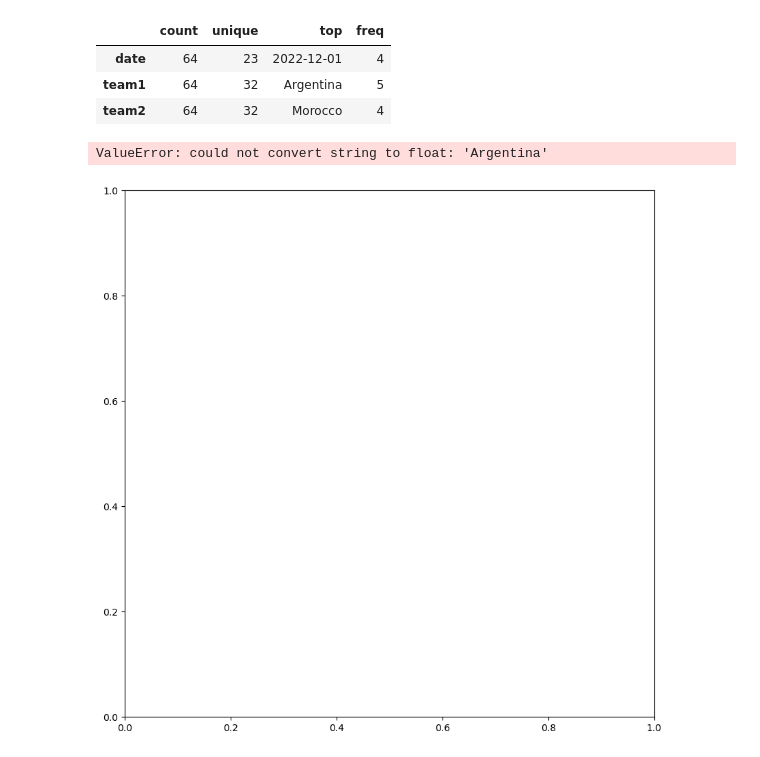
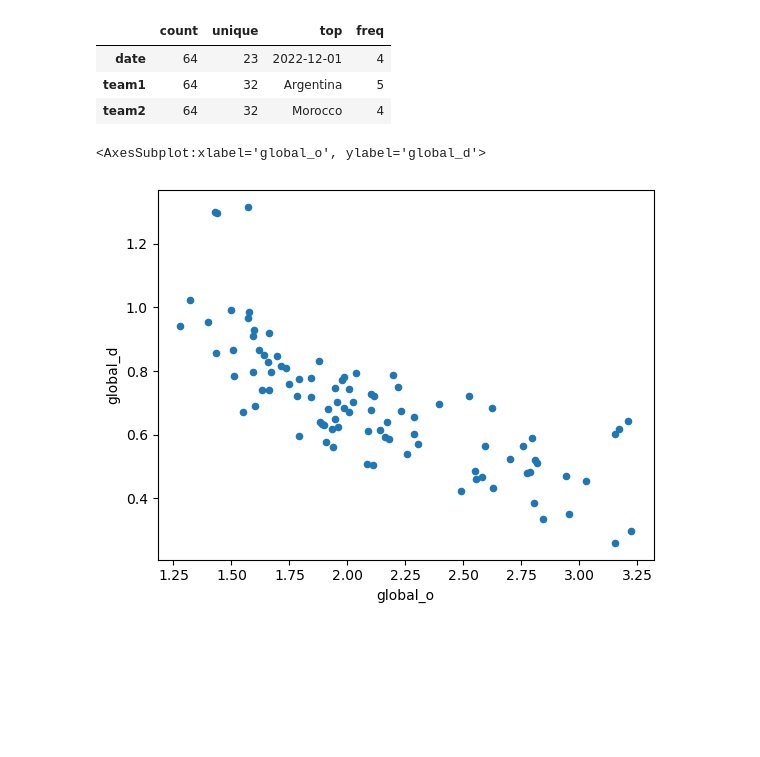
Before and after one commit to ubco-W2022T2-data301/project-group-group41, a Jupyter notebook: analysis/analysis1_Luis_Wen.ipynb, the cells around one changed output. Drawn from its saved outputs; the diff is of its cells as text; code cells hidden in the pictures; blank space fills up the shorter version.

```diff
--- a/analysis/analysis1_Luis_Wen.ipynb
+++ b/analysis/analysis1_Luis_Wen.ipynb
@@ -25,7 +25,8 @@ import numpy as np
 # I dropped columns I thought were irrelevant for the summary of the dataset
 dfP2 = dfP.drop(columns=['forecast_timestamp', 'group', 'timestamp'])
 # Row 161-256 are the rows in which the actual predictions were made, as they were being updated after each match outcome
-dfP2.loc[161:256].describe(include=np.number).T
+dfP3 = dfP2.loc[161:256]
+dfP3.describe(include=np.number).T
 # 95 predictions were made withing this range of rows
 # %% [output]
 |  | count | mean | std | min | 25% | 50% | 75% | max |
@@ -82,13 +83,12 @@ dfM2.describe(exclude=np.number).T
 | date | 64 | 23 | 2022-12-01 | 4 |
 | team1 | 64 | 32 | Argentina | 5 |
 | team2 | 64 | 32 | Morocco | 4 |
-# %%
-import seaborn as sns
-import matplotlib.pyplot as plt
-corr = dfP2.corr()
-ax = plt.subplots(figsize=(10,10))
-sns.heatmap(corr, xticklabels=corr.columns, yticklabels=corr.columns, annot=True,
-            cmap=sns.diverging_palette(220,20, as_cmap=True), linewidth=0.5 ,ax=ax)
-# %% [output]
-ValueError: could not convert string to float: 'Argentina'
-[figure, removed]
+# %%
+import seaborn as sns
+import matplotlib.pyplot as plt
+dfP3.plot(kind='scatter', x='global_o', y='global_d')
+# Some observations from this plot, is that few teams have a high defense (above 0.8), while most teams their offense
+# around 1.5 to 2.25
+# %% [output]
+<AxesSubplot:xlabel='global_o', ylabel='global_d'>
+[figure, added]
```
Also changed, not shown: parts of 5 cells of this notebook.
